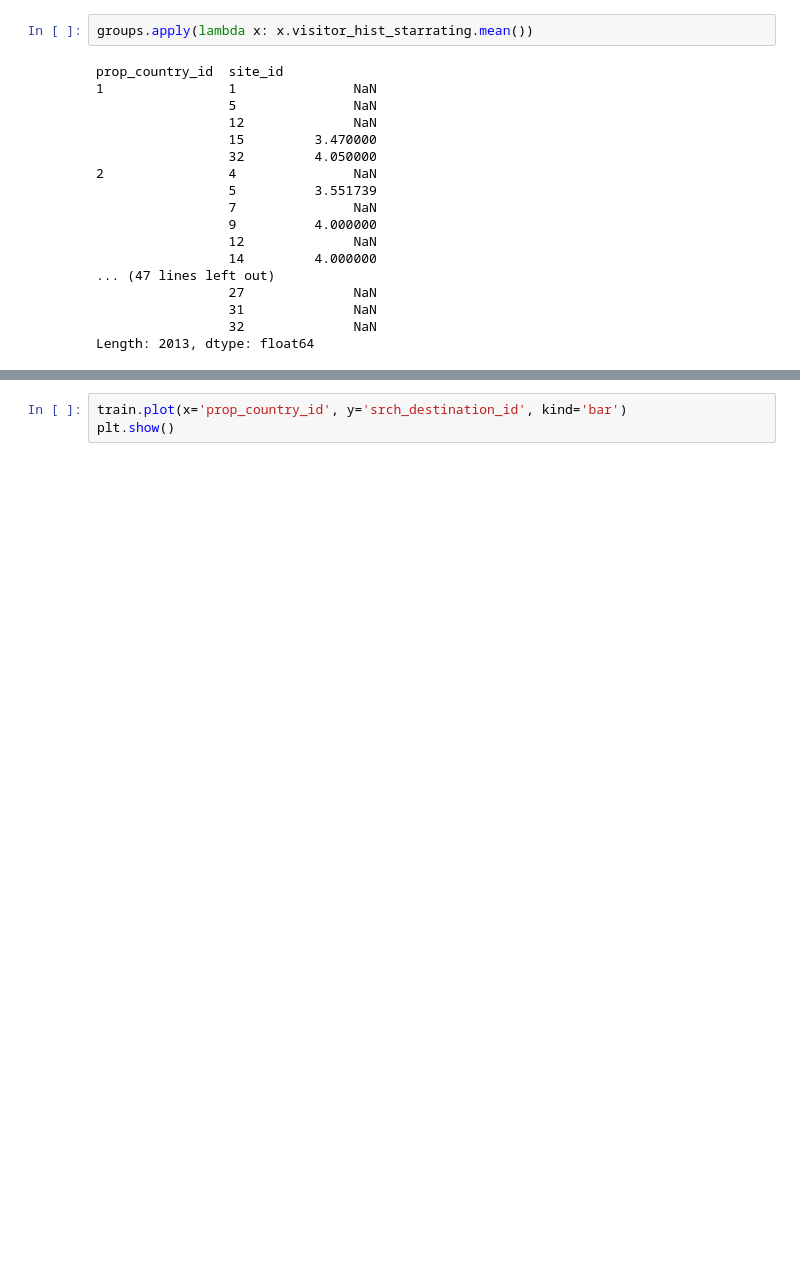
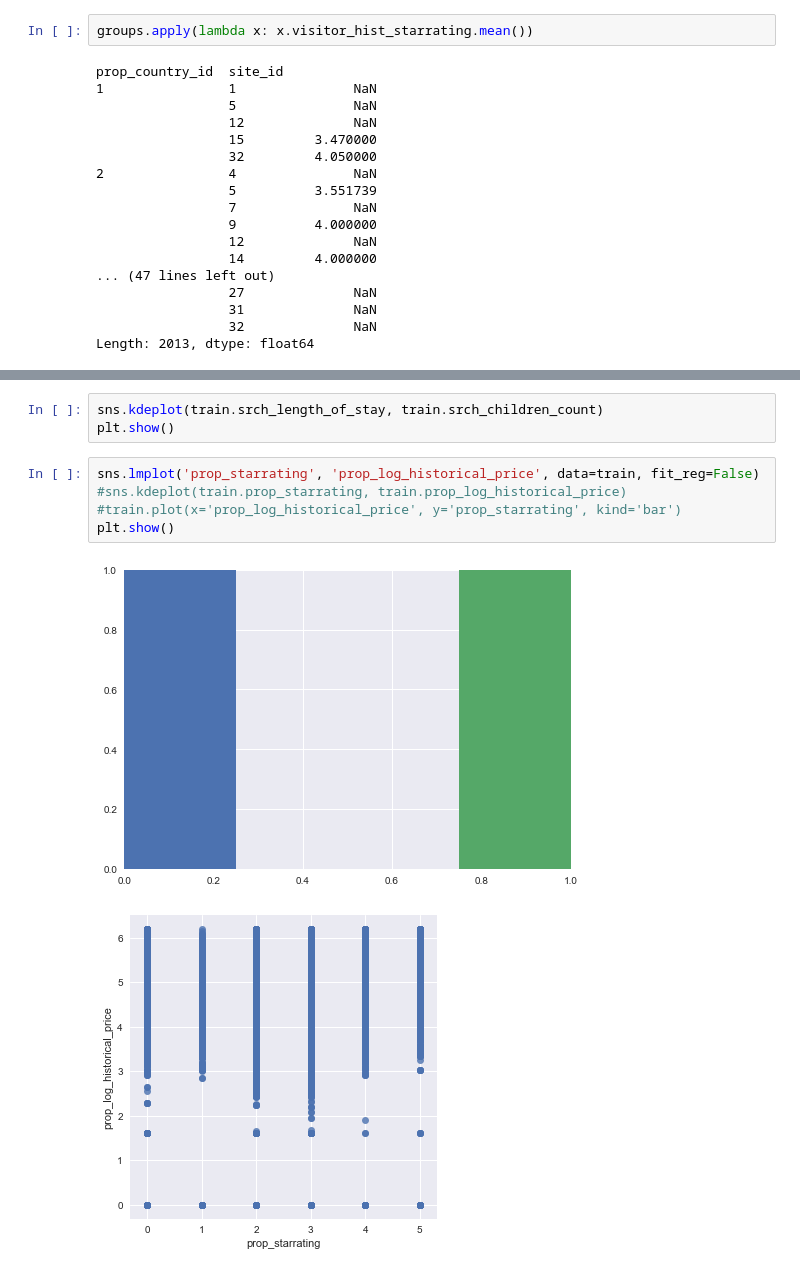
Before and after one commit to FionaLippert/DataMining, a Jupyter notebook: assignment2/explore_data.ipynb, the cells around one changed output, grey strips where cells are left out. Drawn from its saved outputs; the diff is of its cells as text; blank space fills up the shorter version.

```diff
--- a/assignment2/explore_data.ipynb
+++ b/assignment2/explore_data.ipynb
@@ -266,3 +246,11 @@ plt.show()
-# %%
-train.plot(x='prop_country_id', y='srch_destination_id', kind='bar')
-plt.show()
+# %%
+sns.kdeplot(train.srch_length_of_stay, train.srch_children_count)
+plt.show()
+# %%
+sns.lmplot('prop_starrating', 'prop_log_historical_price', data=train, fit_reg=False)
+#sns.kdeplot(train.prop_starrating, train.prop_log_historical_price)
+#train.plot(x='prop_log_historical_price', y='prop_starrating', kind='bar')
+plt.show()
+# %% [output]
+[figure, added]
+[figure, added]
```
Also changed, not shown: parts of 6 cells of this notebook, 2 other files.
